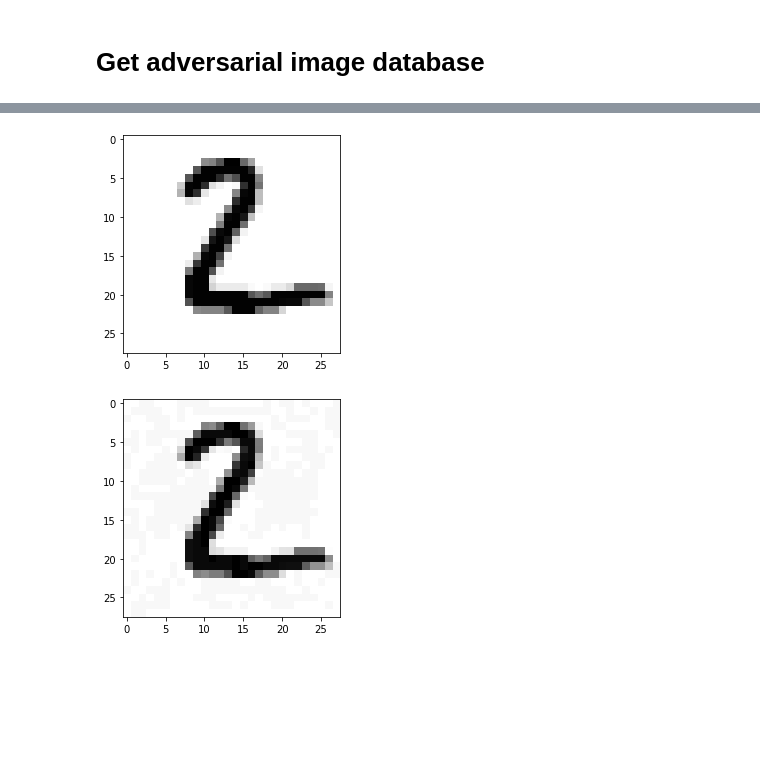
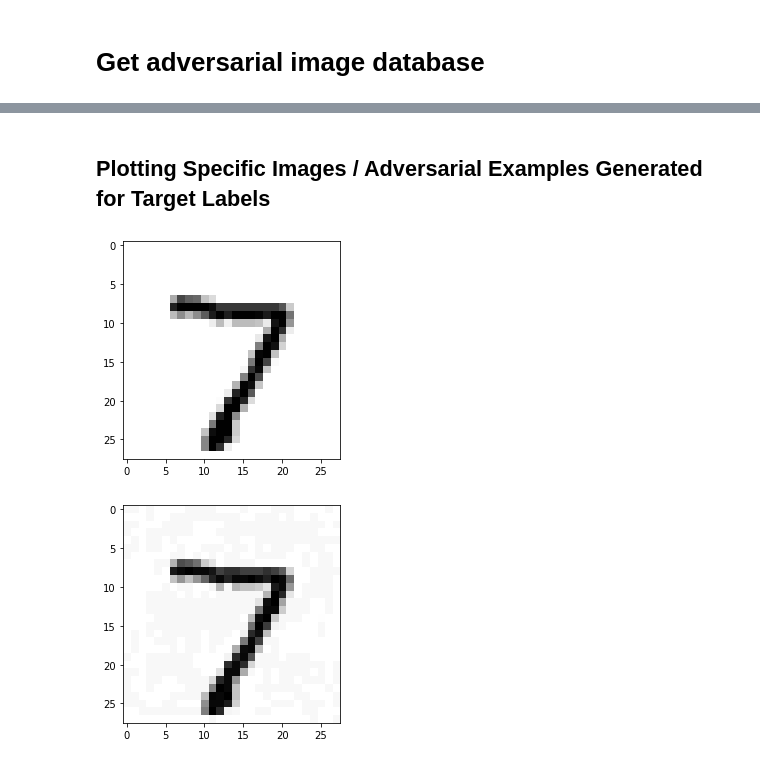
Before and after one commit to pherber3/DLDO-Project, a Jupyter notebook: Project copy/Notebook/DLDO Project.ipynb, the cells around one changed output, grey strips where cells are left out. Saved outputs shown, nothing was run; the diff lists cells and outputs as text; code cells hidden in the pictures; blank space fills up the shorter version.

Commit message:
fixed plotting examples

```diff
--- a/Project copy/Notebook/DLDO Project.ipynb
+++ b/Project copy/Notebook/DLDO Project.ipynb
@@ -532,19 +516,24 @@ df
 # %%
 # Save the dataframe as a pickle so we don't lose it
 from IPython.display import FileLink, FileLinks
-df.to_pickle('df.pickle')
+#df.to_pickle('df.pickle')
 # Example of reading it back in if we need to
-# df2 = pd.read_pickle('df.pickle')
+df = pd.read_pickle('df.pickle')
+df = df.reset_index(drop=True)
+# %% [markdown]
+## Plotting Specific Images / Adversarial Examples Generated for Target Labels
 # %%
-im_num = 1       # Index of image to look for from our dataset
-target_label = 1 # The label we want to find an adversarial example for im_num for from our dataframe
+im_num = 0       # Index of image to look for from our dataset
+target_label = 9 # The label we want to find an adversarial example for im_num for from our dataframe
 # %%
 # Example of plotting the original image from the data
 plt.imshow(1-X[im_num][0].cpu().numpy(), cmap='gray');
 # %% [output]
-[figure, old version]
+[figure, new version]
 # %%
-# Example of plotting an adversarial image from the dataframe
-plt.imshow(1-df['Adversarial Image'].iloc[18*im_num + target_label].reshape(28,28), cmap='gray');
+# Example of plotting an adversarial image from the dataframe for Original Model
+plt.imshow(1-df[(df['Image Number'] == im_num) &
+                (df['Target Classification'] == target_label)]['Adversarial Image'].iloc[0].reshape(28,28),
+           cmap='gray');
 # %% [output]
-[figure, old version]
+[figure, new version]
```
Also changed, not shown: parts of 4 cells of this notebook.
